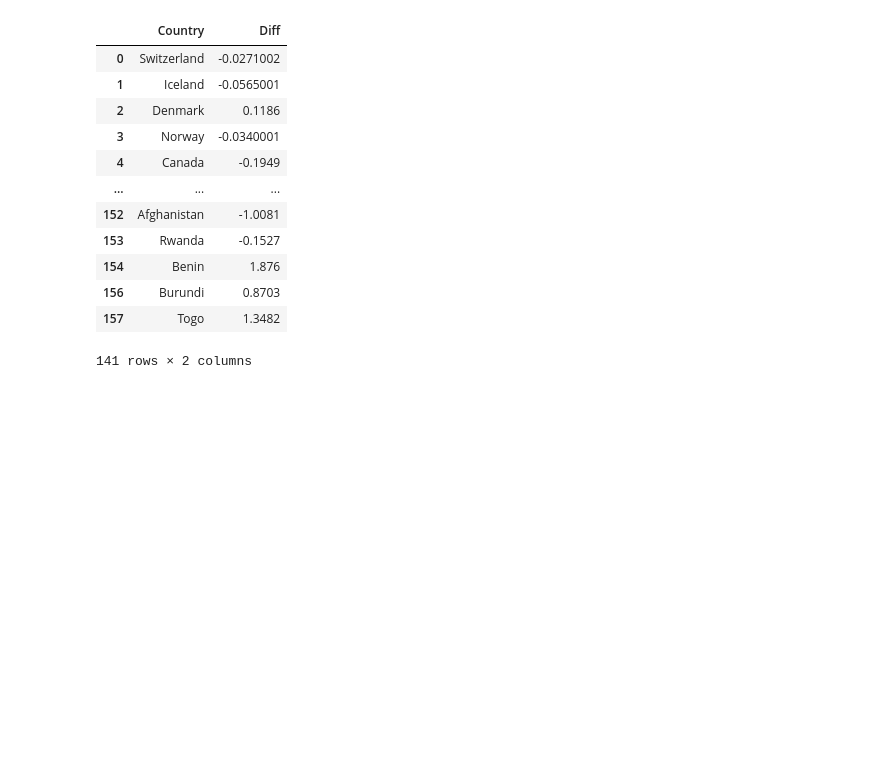
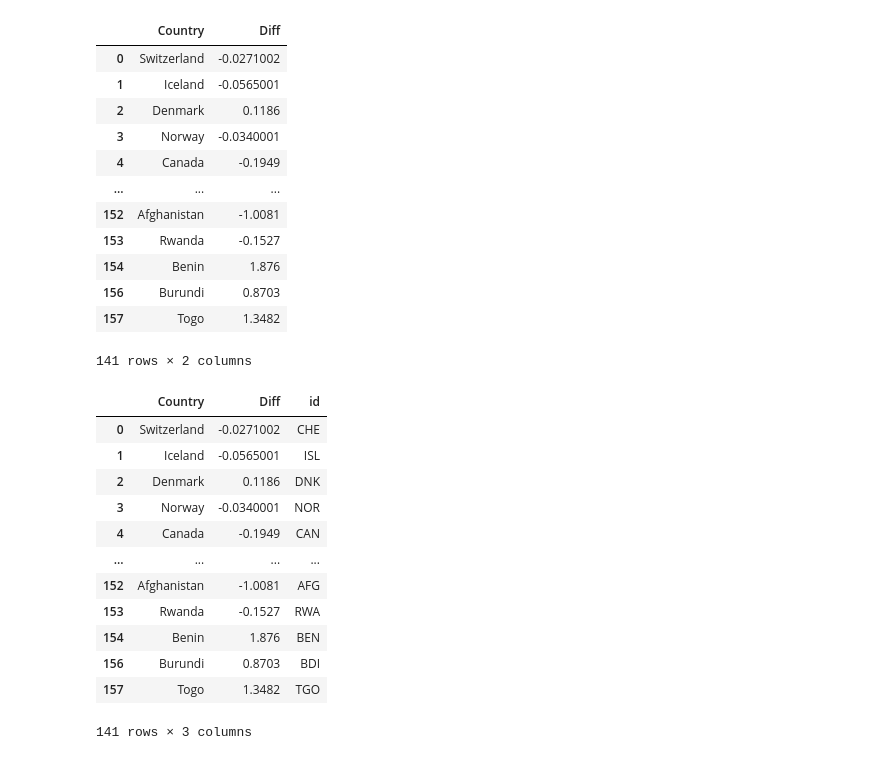
Before and after one commit to bhosale-prathamesh/World-Happiness-Report-Analysis, a Jupyter notebook: Comparison from 2015 to 2020.ipynb, the cells around one changed output. Drawn from its saved outputs; the diff is of its cells as text; code cells hidden in the pictures; blank space fills up the shorter version.

```diff
--- a/Comparison from 2015 to 2020.ipynb
+++ b/Comparison from 2015 to 2020.ipynb
@@ -78,10 +78,25 @@ data_2015_2020
 # %%
 m = open("countries.geojson","r")
 countries = json.load(m)
 
 map_id={}
 for feature in countries['features']:
         feature['id'] = feature['properties']['ISO_A3']
         map_id[feature['properties']['ADMIN']] = feature['id']
 
 data_2015_2020['id'] = data_2015_2020['Country'].apply(lambda x: map_id[x])
+data_2015_2020
+# %% [output]
+|  | Country | Diff | id |
+| 0 | Switzerland | -0.0271002 | CHE |
+| 1 | Iceland | -0.0565001 | ISL |
+| 2 | Denmark | 0.1186 | DNK |
+| 3 | Norway | -0.0340001 | NOR |
+| 4 | Canada | -0.1949 | CAN |
+| ... | ... | ... | ... |
+| 152 | Afghanistan | -1.0081 | AFG |
+| 153 | Rwanda | -0.1527 | RWA |
+| 154 | Benin | 1.876 | BEN |
+| 156 | Burundi | 0.8703 | BDI |
+| 157 | Togo | 1.3482 | TGO |
+141 rows × 3 columns
```
Also changed, not shown: parts of 2 cells of this notebook, 1 other file.
